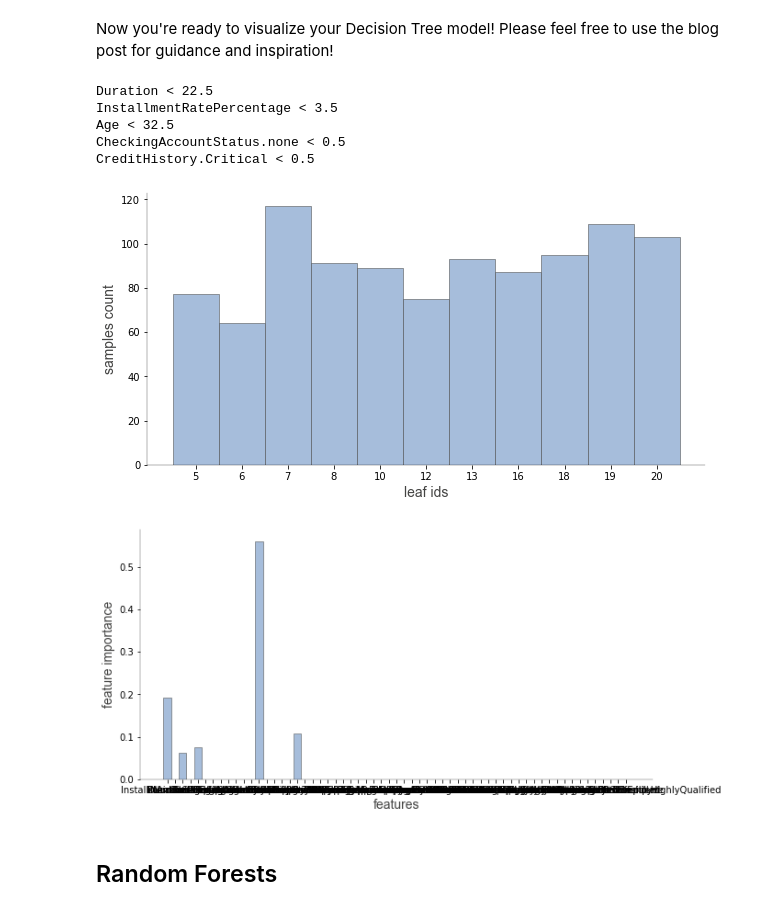
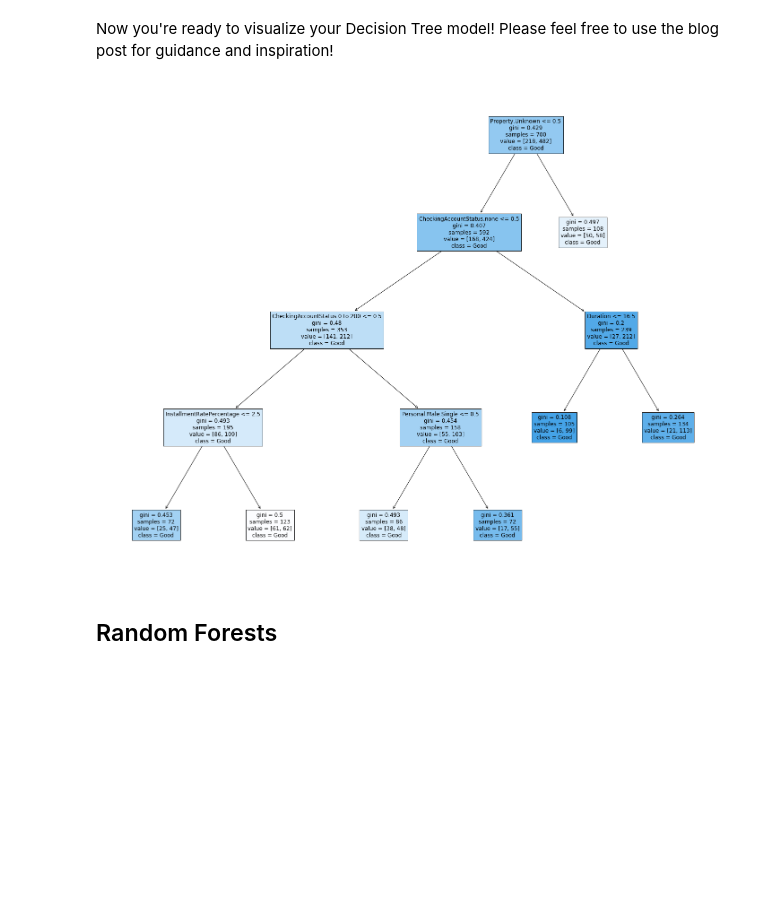
Before and after one commit to baz08/mec-mini-projects, a Jupyter notebook: mec-13.5.1-tree-based-algorithms-mini-project/Mini_Project_Tree-Based_Algorithms.ipynb, the cells around one changed output. Cells and saved outputs as stored; diff of their text form; code cells hidden in the pictures; blank space fills up the shorter version.

```diff
--- a/mec-13.5.1-tree-based-algorithms-mini-project/Mini_Project_Tree-Based_Algorithms.ipynb
+++ b/mec-13.5.1-tree-based-algorithms-mini-project/Mini_Project_Tree-Based_Algorithms.ipynb
@@ -85,4 +94,0 @@ best params:  {'criterion': 'gini', 'min_samples_leaf': 100}
-# %%
-tree = DecisionTreeClassifier(random_state = 2, criterion = 'gini', min_samples_leaf=100)
-tree.fit(X_train, y_train)
-tree.score(X_test, y_test)
@@ -90,0 +95,19 @@ tree.score(X_test, y_test)
+# %%
+from sklearn.model_selection import GridSearchCV
+import numpy as np
+
+Xlr, Xtestlr, ylr, ytestlr = train_test_split(df[features].values, df[target].values, train_size=0.7, test_size=0.3)
+clf = DecisionTreeClassifier()
+
+
+parameters = {
+    'max_depth': np.linspace(1, 32, 32, endpoint=True),
+    'min_samples_split': np.linspace(0.1, 1.0, 10, endpoint=True),
+    'min_samples_leaf': np.linspace(0.1, 0.5, 5, endpoint=True),
+    'max_features': list(range(1, len(features)))
+}
+
+fitmodel = GridSearchCV(clf, param_grid=parameters, cv=5, scoring='accuracy', n_jobs=16)
+fitmodel.fit(Xlr, ylr)
+print(fitmodel)
+print('best_estimator {}, best_params {}, best_score {}'.format(fitmodel.best_estimator_, fitmodel.best_params_, fitmodel.best_score_))
@@ -90,0 +127,6 @@ tree.score(X_test, y_test)
+# %%
+clf = DecisionTreeClassifier(max_depth=22, max_features=19, min_samples_leaf=0.1, min_samples_split=0.1)
+clf.fit(Xlr,ylr)
+ypred = clf.predict(Xtestlr)
+print(accuracy_score(ypred, ytestlr))
+print(classification_report(ytestlr, ypred, target_names=['Bad', 'Good']))
@@ -121,25 +165,18 @@ Successfully installed colour-0.1.5 dtreeviz-1.3.7 graphviz-0.20.1 iniconfig-1.1
 If for any reason this way of installing doesn't work for you straight out of the box, please refer to the more detailed documentation here: https://github.com/parrt/dtreeviz
 # %% [markdown]
 Now you're ready to visualize your Decision Tree model! Please feel free to use the blog post for guidance and inspiration!
-# %%
-# Your code here! :)
-from dtreeviz import trees
-
-features = X.columns
-
-trees.viz_leaf_samples(tree, X, features)
-
-datapoint = X.iloc[10]
-trees.explain_prediction_path(tree, datapoint, feature_names = features, explanation_type = 'sklearn_default')
-print(trees.explain_prediction_path(tree, datapoint, feature_names = features, explanation_type = 'plain_english'))
-# %% [output]
-Duration < 22.5
-InstallmentRatePercentage < 3.5
-Age < 32.5
-CheckingAccountStatus.none < 0.5
-CreditHistory.Critical < 0.5
-[figure, removed]
-[figure, removed]
+# %%
+# Your code here! :)
+from sklearn import tree
+import graphviz
+
+fig = plt.figure(figsize=(25,20))
+_ = tree.plot_tree(clf,
+                   feature_names=list(X.columns),
+                   class_names=target_names,
+                   filled=True)
+# %% [output]
+[figure, added]
 # %% [markdown]
 ## Random Forests
 # %% [markdown]
```
Also changed, not shown: parts of 14 cells of this notebook.
